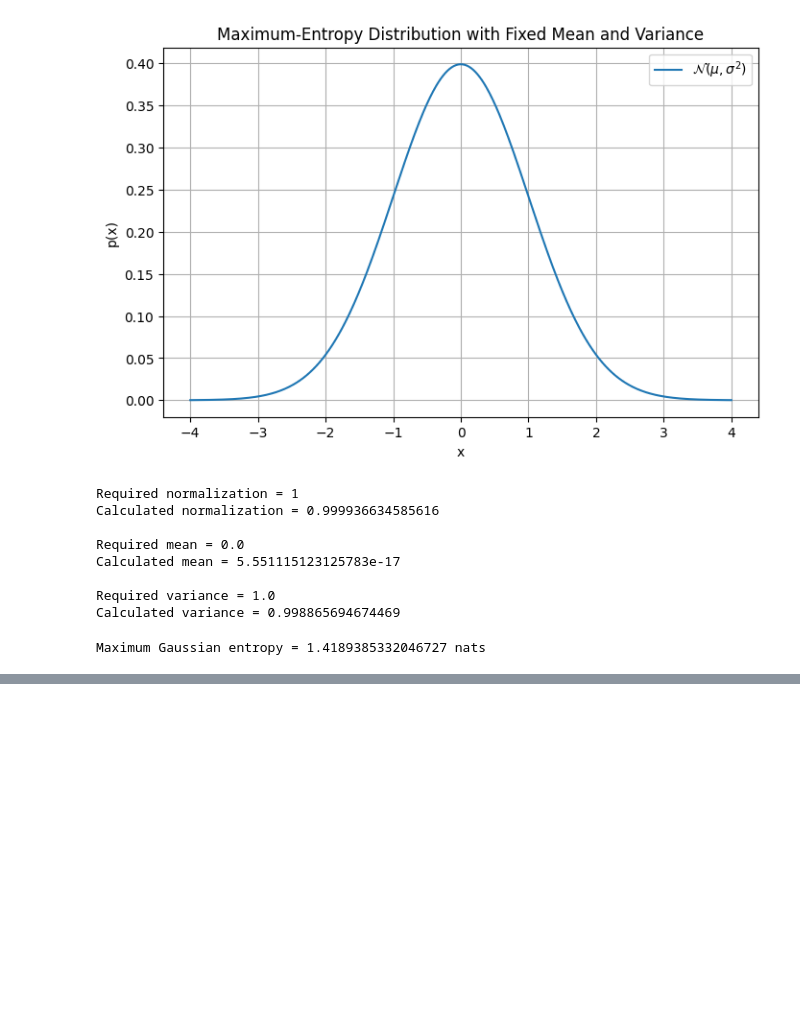
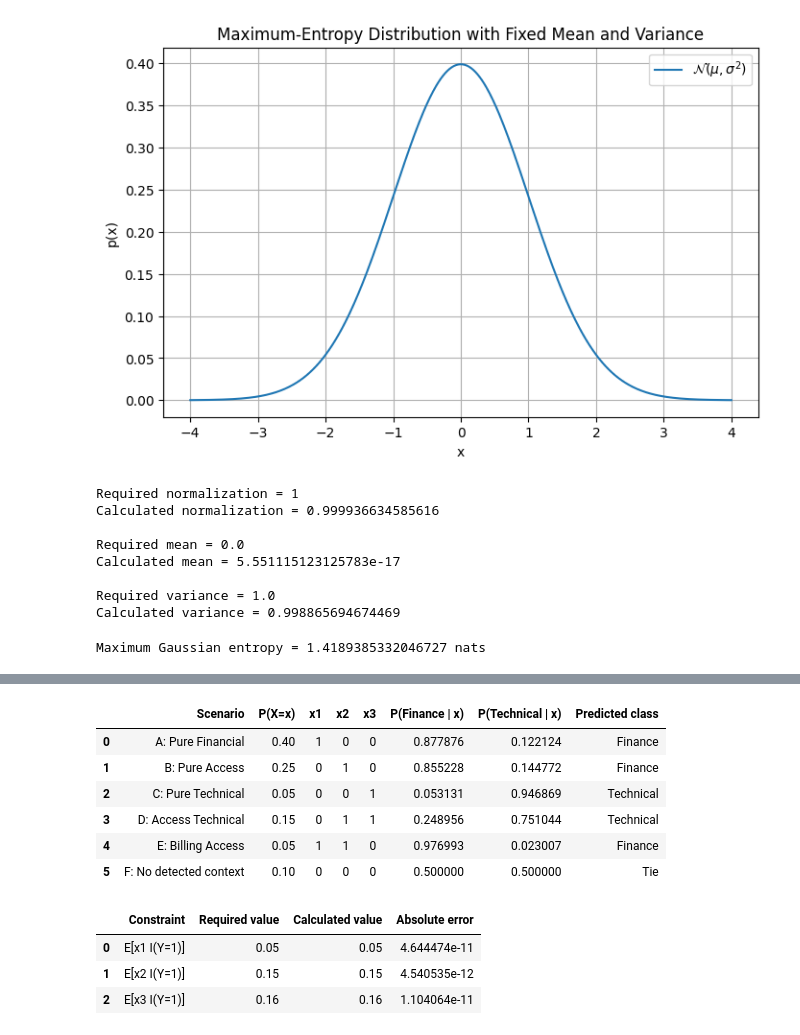
Before and after one commit to baanujan-18/Statistical-Learning-e20030, a Jupyter notebook: Assignment_08.ipynb, the cells around one changed output, grey strips where cells are left out. Cells and saved outputs as stored; diff of their text form; code cells hidden in the pictures; blank space fills up the shorter version.

```diff
--- a/Assignment_08.ipynb
+++ b/Assignment_08.ipynb
@@ -1165,0 +1625,77 @@ Maximum Gaussian entropy = 1.4189385332046727 nats
+# %%
+# Calculate P(Y=1 | x)
+
+logits = states @ lambdas
+
+probability_technical = expit(logits)
+
+probability_finance = 1 - probability_technical
+
+
+# Classify using a probability threshold of 0.5
+
+predicted_class = []
+
+for probability in probability_technical:
+
+    if probability > 0.5:
+        predicted_class.append("Technical")
+
+    elif probability < 0.5:
+        predicted_class.append("Finance")
+
+    else:
+        predicted_class.append("Tie")
+
+
+results = pd.DataFrame({
+    "Scenario": scenario_names,
+    "P(X=x)": state_probabilities,
+    "x1": states[:, 0].astype(int),
+    "x2": states[:, 1].astype(int),
+    "x3": states[:, 2].astype(int),
+    "P(Finance | x)": probability_finance,
+    "P(Technical | x)": probability_technical,
+    "Predicted class": predicted_class
+})
+
+
+results
+# %% [output]
+|  | Scenario | P(X=x) | x1 | x2 | x3 | P(Finance | x) | P(Technical | x) | Predicted class |
+| 0 | A: Pure Financial | 0.40 | 1 | 0 | 0 | 0.877876 | 0.122124 | Finance |
+| 1 | B: Pure Access | 0.25 | 0 | 1 | 0 | 0.855228 | 0.144772 | Finance |
+| 2 | C: Pure Technical | 0.05 | 0 | 0 | 1 | 0.053131 | 0.946869 | Technical |
+| 3 | D: Access Technical | 0.15 | 0 | 1 | 1 | 0.248956 | 0.751044 | Technical |
+| 4 | E: Billing Access | 0.05 | 1 | 1 | 0 | 0.976993 | 0.023007 | Finance |
+| 5 | F: No detected context | 0.10 | 0 | 0 | 0 | 0.500000 | 0.500000 | Tie |
+# %%
+calculated_constraints = np.sum(
+    state_probabilities[:, None]
+    * states
+    * probability_technical[:, None],
+    axis=0
+)
+
+
+verification = pd.DataFrame({
+    "Constraint": [
+        "E[x1 I(Y=1)]",
+        "E[x2 I(Y=1)]",
+        "E[x3 I(Y=1)]"
+    ],
+    "Required value": target_constraints,
+    "Calculated value": calculated_constraints,
+    "Absolute error": np.abs(
+        calculated_constraints
+        - target_constraints
+    )
+})
+
+
+verification
+# %% [output]
+|  | Constraint | Required value | Calculated value | Absolute error |
+| 0 | E[x1 I(Y=1)] | 0.05 | 0.05 | 4.644474e-11 |
+| 1 | E[x2 I(Y=1)] | 0.15 | 0.15 | 4.540535e-12 |
+| 2 | E[x3 I(Y=1)] | 0.16 | 0.16 | 1.104064e-11 |
```
Also changed, not shown: parts of 5 cells of this notebook.
